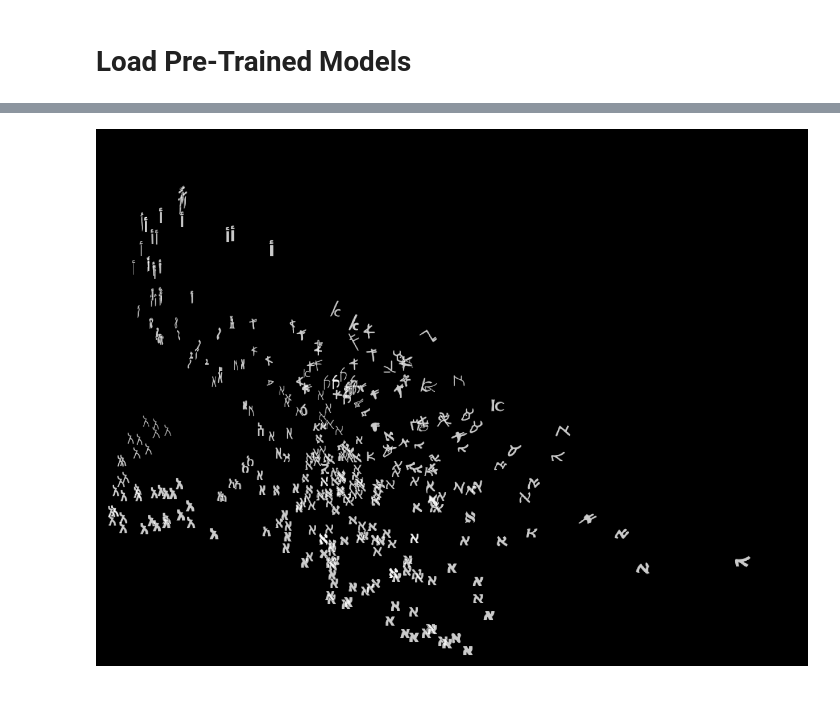
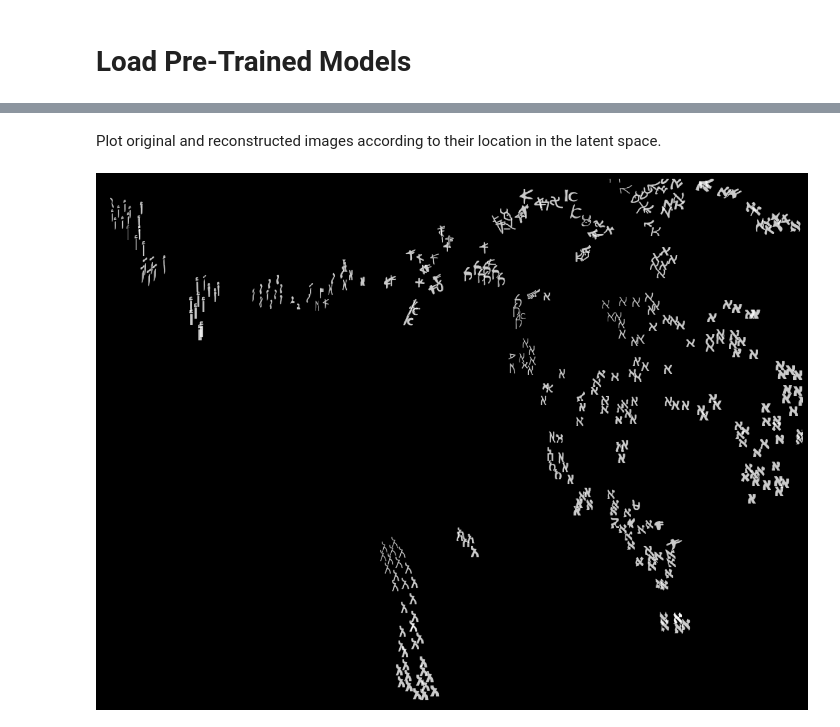
Before and after one commit to bensapirstein/DeepGraphemics, a Jupyter notebook: 6_model_evaluation.ipynb, the cells around one changed output, grey strips where cells are left out. Saved outputs shown, nothing was run; the diff lists cells and outputs as text; code cells hidden in the pictures; blank space fills up the shorter version.

```diff
--- a/6_model_evaluation.ipynb
+++ b/6_model_evaluation.ipynb
@@ -37,9 +37,9 @@ def load_vae(conf, ds_type, letter, device):
     return vae
 
 example_config = dotdict({
-    'latent_dims': 2,
-    'capacity': 64,
-    'variational_beta': 1.0
+    'latent_dims': 3,
+    'capacity': 128,
+    'variational_beta': 2.0
 })
 
 example_letter = 'aleph'
@@ -119,8 +122,8 @@ def get_latent_representation(vae, dataloader, device):
     reconstructions = torch.cat(reconstructions).cpu().numpy()
 
     pil_reconstructions = []
-    for img_tensor in reconstructions:
-        img_np = img_tensor.squeeze() * 255
+    for img_np in reconstructions:
+        img_np = img_np.squeeze() * 255
         pil_img = Image.fromarray(img_np.astype('uint8'), mode='L')
         pil_reconstructions.append(pil_img)
 
@@ -139,0 +136,7 @@ if example_config.latent_dims == 2:
+# %%
+from sklearn.manifold import TSNE
+
+if example_config.latent_dims > 2:
+    tsne = TSNE(n_components=2, perplexity=15)
+    z_tsne = tsne.fit_transform(z)
+    z = z_tsne
@@ -140,42 +155,44 @@ if example_config.latent_dims == 2:
+# %% [markdown]
+Plot original and reconstructed images according to their location in the latent space.
 # %%
 import cv2
 import numpy as np
 import matplotlib.pyplot as plt
 
-def plot_images_with_coordinates(images, coordinates, width=1000, height=750, max_dim=100):
+def plot_images_with_coordinates(images, coordinates, width=1000, height=750):
     normalized_x, normalized_y = coordinates[:, 0], coordinates[:, 1]
     normalized_x = (normalized_x - np.min(normalized_x)) / (np.max(normalized_x) - np.min(normalized_x))
     normalized_y = (normalized_y - np.min(normalized_y)) / (np.max(normalized_y) - np.min(normalized_y))
 
     plt.figure(figsize=(16, 12), facecolor='black')
 
     for grapheme, norm_x, norm_y in zip(images, normalized_x, normalized_y):
         grapheme_cv2 = cv2.cvtColor(np.array(grapheme), cv2.COLOR_RGBA2BGRA)
 
         gray = cv2.cvtColor(grapheme_cv2, cv2.COLOR_BGRA2GRAY)
         _, alpha = cv2.threshold(gray, 0, 255, cv2.THRESH_BINARY)
 
         b, g, r, _ = cv2.split(grapheme_cv2)
         rgba = [b, g, r, alpha]
         grapheme_no_bg = cv2.merge(rgba, 4)
 
-        x_coord = int((width - max_dim) * norm_x)
-        y_coord = int((height - max_dim) * norm_y)
+        x_coord = int(width * norm_x)
+        y_coord = int(height * norm_y)
 
         plt.imshow(grapheme_no_bg, extent=[x_coord, x_coord + grapheme.width, y_coord, y_coord + grapheme.height], alpha=0.8)
 
     plt.xlim(0, width)
     plt.ylim(0, height)
 
     plt.axis('off')
     plt.grid(False)
 
     plt.show()
 
 # Example usage
 plot_images_with_coordinates(images, z)
 # %% [output]
-[figure, old version]
+[figure, new version]
 # %%
 plot_images_with_coordinates(reconstructions, z)
 # %% [output]
```
Also changed, not shown: parts of 12 cells of this notebook.
